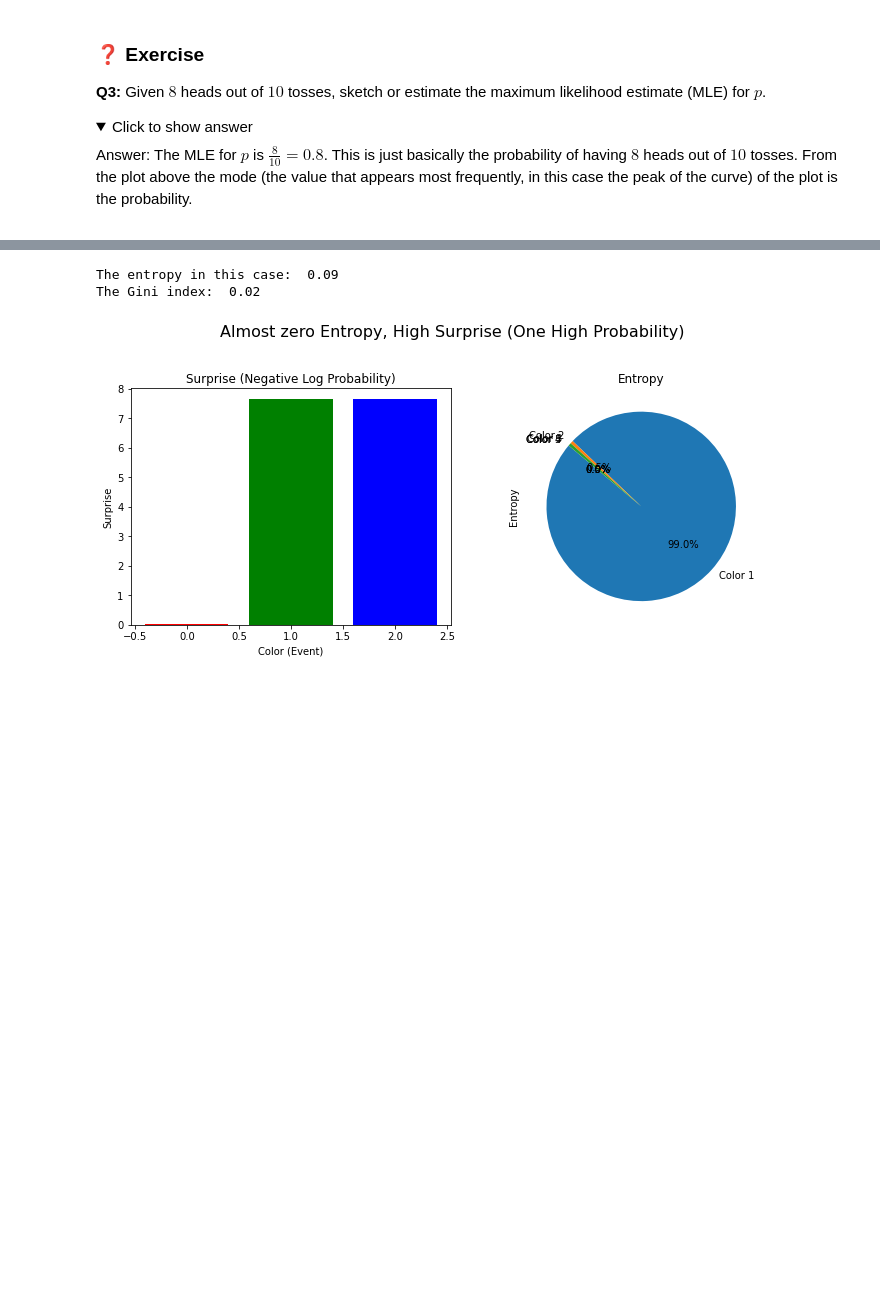
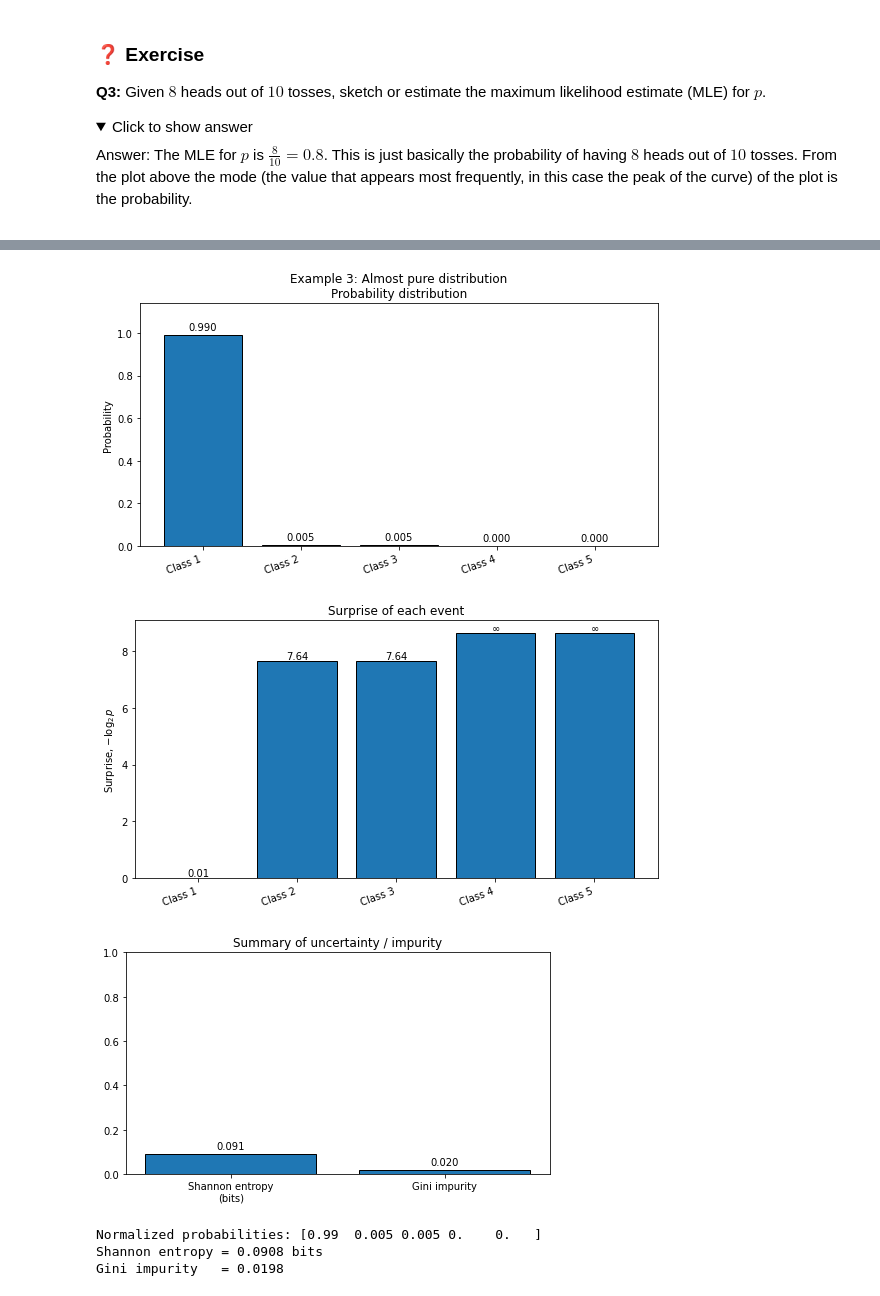
Before and after one commit to chattopadhyayA/ml_pursue2026, a Jupyter notebook: content/01_stat.ipynb, the cells around one changed output, grey strips where cells are left out. Drawn from its saved outputs; the diff is of its cells as text; code cells hidden in the pictures; folded sections open; blank space fills up the shorter version.

```diff
--- a/content/01_stat.ipynb
+++ b/content/01_stat.ipynb
@@ -302,12 +582,16 @@ The Gini index:  0.48
 # %%
-# Example 3: One event with high probability, others with zero (zero entropy, infinite surprise for zero probability events)
-probabilities_3 = [0.99, 0.005, 0.005, 0, 0]
-print("The entropy in this case: % .2f" % calculate_entropy(probabilities_3))
-print("The Gini index: % .2f" % calculate_gini(probabilities_3))
-visualize_surprise_and_entropy(probabilities_3, title="Almost zero Entropy, High Surprise (One High Probability)")
+# Example 3: Almost pure distribution.
+# The first class is almost certain; the zero-probability events have infinite surprise,
+# but they do not contribute to entropy because p log(p) tends to zero as p -> 0.
+
+probabilities_3 = [0.99, 0.005, 0.005, 0.0, 0.0]
+plot_distribution_metrics(probabilities_3, title="Example 3: Almost pure distribution")
 # %% [output]
+[figure, new version]
+[figure, added]
+[figure, added]
-The entropy in this case:  0.09
-The Gini index:  0.02
+Normalized probabilities: [0.99  0.005 0.005 0.    0.   ]
+Shannon entropy = 0.0908 bits
+Gini impurity   = 0.0198
-[figure, old version]
 # %% [markdown]
 ### ❓ Exercise
```
Also changed, not shown: parts of 15 cells of this notebook, 2 other files.
